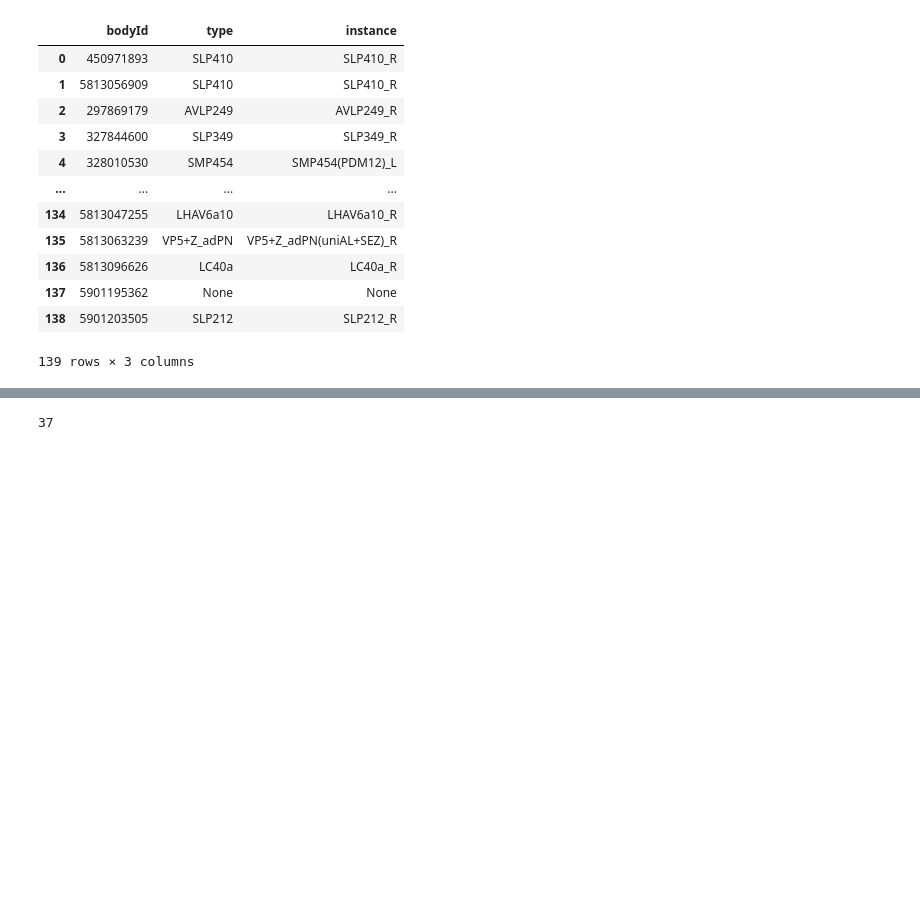
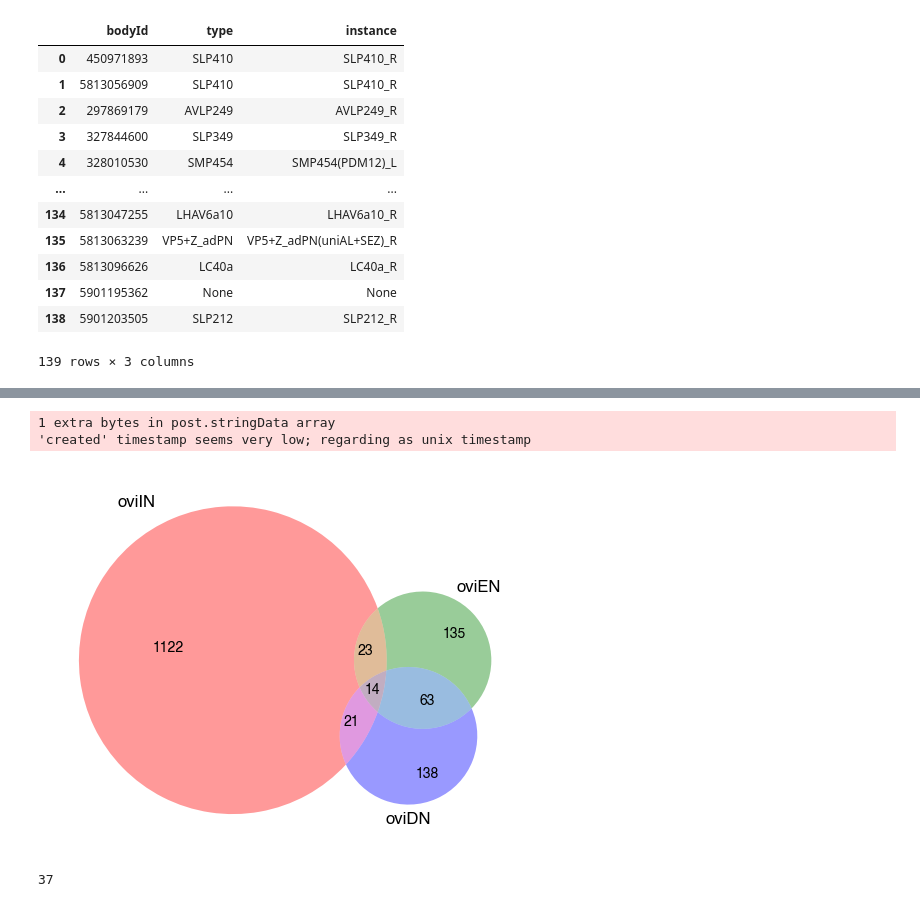
Before and after one commit to Gutierrez-lab/oviIN-inputs, a Jupyter notebook: oviposition_circuit.ipynb, the cells around one changed output, grey strips where cells are left out. Drawn from its saved outputs; the diff is of its cells as text; code cells hidden in the pictures; blank space fills up the shorter version.

Commit message:
venn3 of IN, EN, DN inputs

```diff
--- a/oviposition_circuit.ipynb
+++ b/oviposition_circuit.ipynb
@@ -944,3 +944,19 @@ plt.show()
+# %%
+# figure of overlap of inputs to oviIN_R, SMP550_R, oviDN groups
+from matplotlib_venn import venn3
+
+# group the oviDNs
+oviDN_input_ids = set(oviDNa_r_input_ids).union(set(oviDNbr_input_ids)).union(set(SLP410r_input_ids))
+
+# venn3 of oviIN_R, SMP550_R, and oviDN inputs
+venn3((set(oviINr_input_ids), set(SMP550r_input_ids), set(oviDN_input_ids)), ('oviIN', 'oviEN', 'oviDN'))
+
+plt.savefig('figures/venn_oviINr_SMP550r_oviDN_inputs.pdf', format='pdf')
+plt.show()
+# %% [output]
+1 extra bytes in post.stringData array
+'created' timestamp seems very low; regarding as unix timestamp
+[figure, added]
 # %%
 # find the intersection of the two dataframes
 overlapping_inputs = set(oviINr_input_neurons['bodyId'][1:]).intersection(set(SMP550r_input_neurons['bodyId'][1:]))
```
Also changed, not shown: parts of 2 cells of this notebook, 1 other file.
